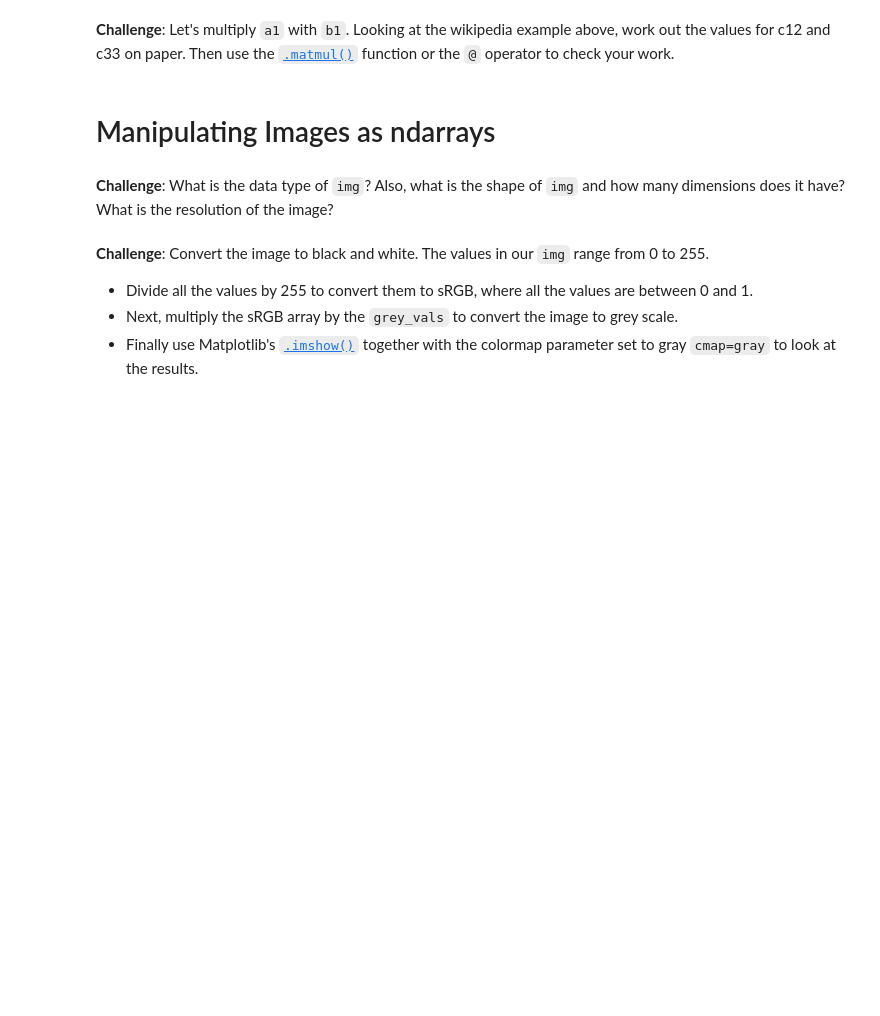
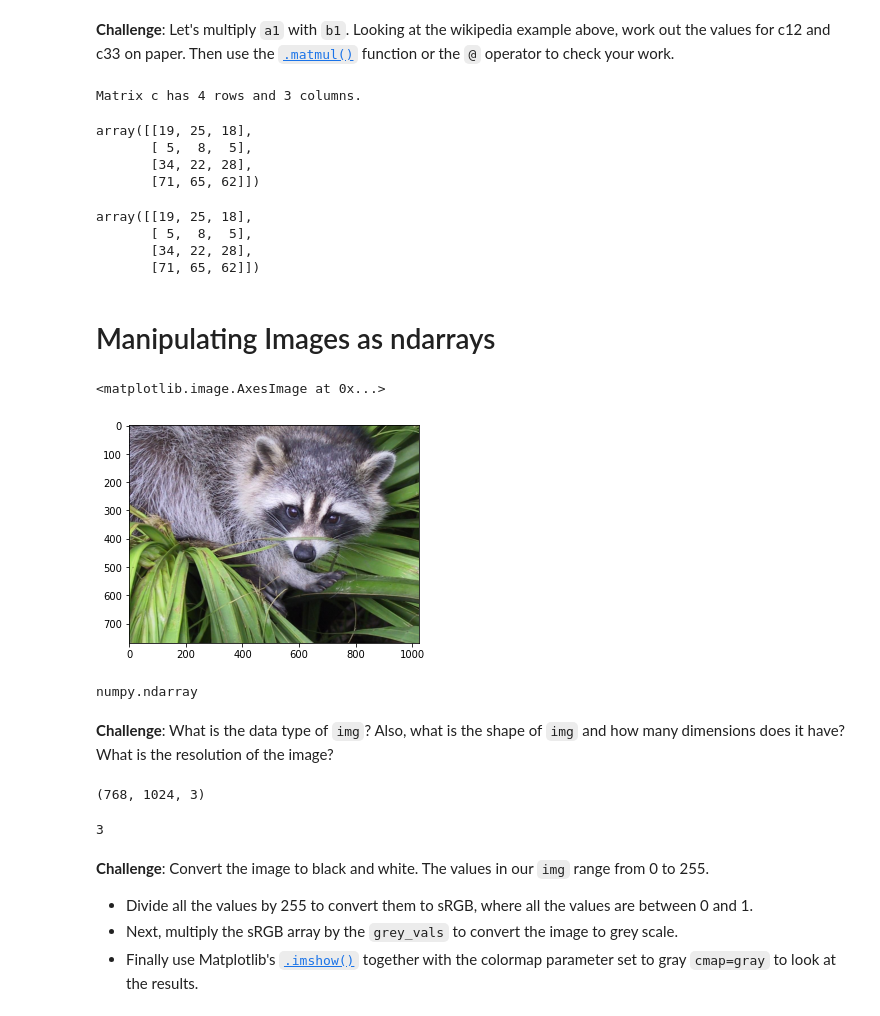
Before and after one commit to abettercoder/angela_100, a Jupyter notebook: Day76/Computation with NumPy/Computation_with_NumPy_and_N_Dimensional_Arrays_(start).ipynb, the cells around one changed output. Saved outputs shown, nothing was run; the diff lists cells and outputs as text; code cells hidden in the pictures; blank space fills up the shorter version.

Commit message:
Img manipulation with numpy

```diff
--- a/Day76/Computation with NumPy/Computation_with_NumPy_and_N_Dimensional_Arrays_(start).ipynb
+++ b/Day76/Computation with NumPy/Computation_with_NumPy_and_N_Dimensional_Arrays_(start).ipynb
@@ -256,10 +256,45 @@ print('Dimensions of result: (4x2)*(2x3)=(4x3)')
 Dimensions of result: (4x2)*(2x3)=(4x3)
 # %% [markdown]
 **Challenge**: Let's multiply `a1` with `b1`. Looking at the wikipedia example above, work out the values for c12 and c33 on paper. Then use the [`.matmul()`](https://numpy.org/doc/stable/reference/generated/numpy.matmul.html) function or the `@` operator to check your work.
+# %%
+c = np.matmul(a1, b1)
+print(f'Matrix c has {c.shape[0]} rows and {c.shape[1]} columns.')
+c
+# %% [output]
+Matrix c has 4 rows and 3 columns.
+array([[19, 25, 18],
+       [ 5,  8,  5],
+       [34, 22, 28],
+       [71, 65, 62]])
+# %%
+a1 @ b1
+# %% [output]
+array([[19, 25, 18],
+       [ 5,  8,  5],
+       [34, 22, 28],
+       [71, 65, 62]])
 # %% [markdown]
 # Manipulating Images as ndarrays
+# %%
+img = misc.face()
+plt.imshow(img)
+# %% [output]
+<matplotlib.image.AxesImage at 0x...>
+[figure, added]
+# %%
+type(img)
+# %% [output]
+numpy.ndarray
 # %% [markdown]
 **Challenge**: What is the data type of `img`? Also, what is the shape of `img` and how many dimensions does it have? What is the resolution of the image?
+# %%
+img.shape
+# %% [output]
+(768, 1024, 3)
+# %%
+img.ndim
+# %% [output]
+3
 # %% [markdown]
 **Challenge**: Convert the image to black and white. The values in our `img` range from 0 to 255.
 * Divide all the values by 255 to convert them to sRGB, where all the values are between 0 and 1.
```
Also changed, not shown: parts of 5 cells of this notebook.
